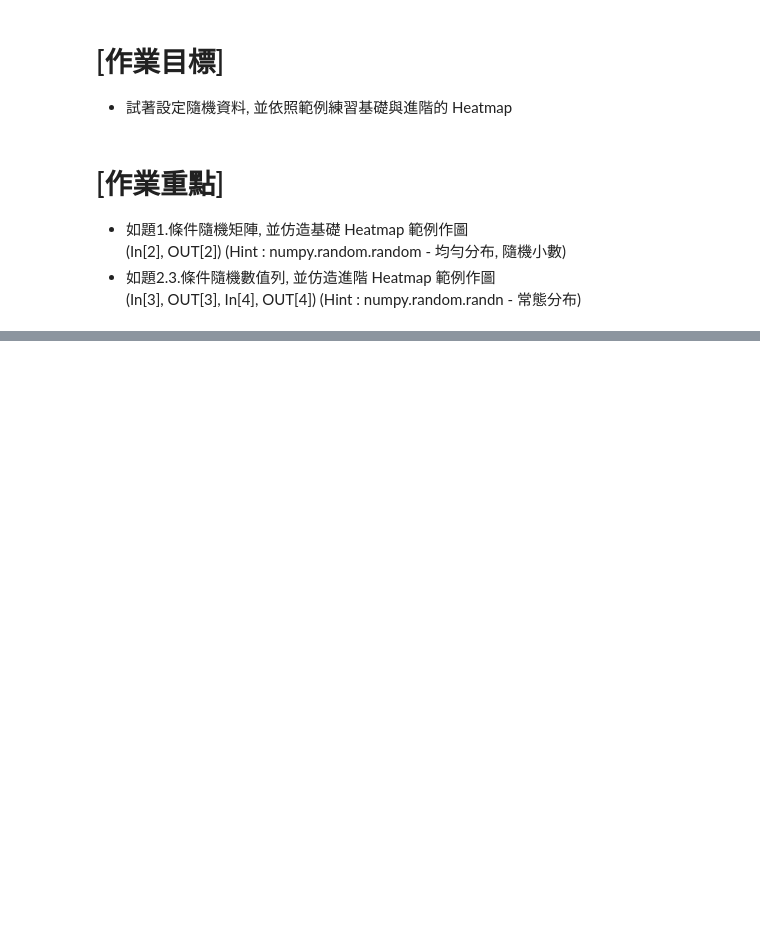
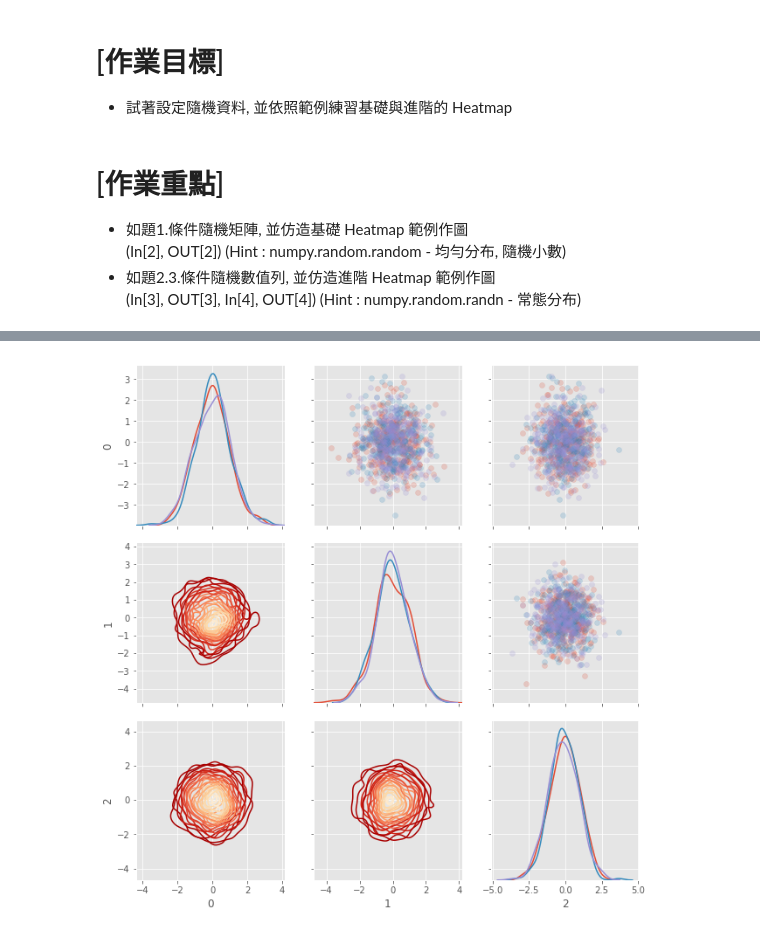
Before and after one commit to pochunshooe/3rd-ML100Days, a Jupyter notebook: homework/Day_020_HW.ipynb, the cells around one changed output, grey strips where cells are left out. Drawn from its saved outputs; the diff is of its cells as text; code cells hidden in the pictures; blank space fills up the shorter version.

```diff
--- a/homework/Day_020_HW.ipynb
+++ b/homework/Day_020_HW.ipynb
@@ -67,24 +67,26 @@ plt.show()
 # %%
 nrow = 1000
 ncol = 3
 """
 Your Code Here
 """
 matrix = np.random.normal(0,1,(nrow,ncol))
 
 # 隨機給予 0, 1, 2 三種標籤
 indice = np.random.choice([0,1,2], size=nrow)
 plot_data = pd.DataFrame(matrix, indice).reset_index()
 
 # 繪製 seborn 進階 Heatmap
 grid = sns.PairGrid(data = plot_data, size = 3, diag_sharey=False,
                     hue = 'index', vars = [x for x in list(plot_data.columns) if x != 'index'])
 """
 Your Code Here
 Please replace "..." to correct plot function
 """
 grid.map_upper(plt.scatter , alpha = 0.2)
 grid.map_diag(sns.kdeplot )
-grid.map_lower(... , cmap = plt.cm.OrRd_r)
+grid.map_lower(sns.kdeplot , cmap = plt.cm.OrRd_r)
 
 plt.show()
+# %% [output]
+[figure, added]
```
Also changed, not shown: parts of 2 cells of this notebook.
